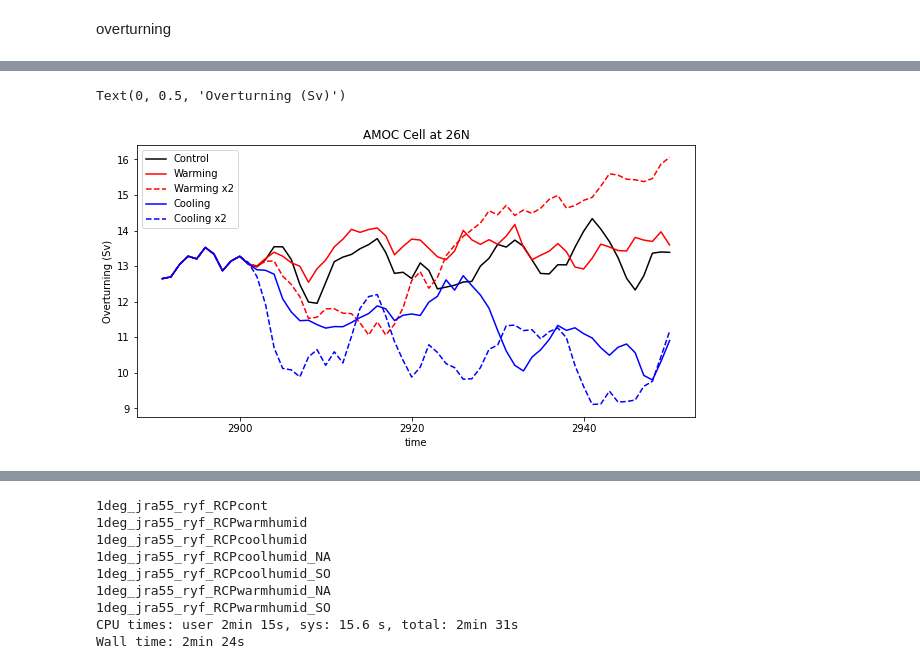
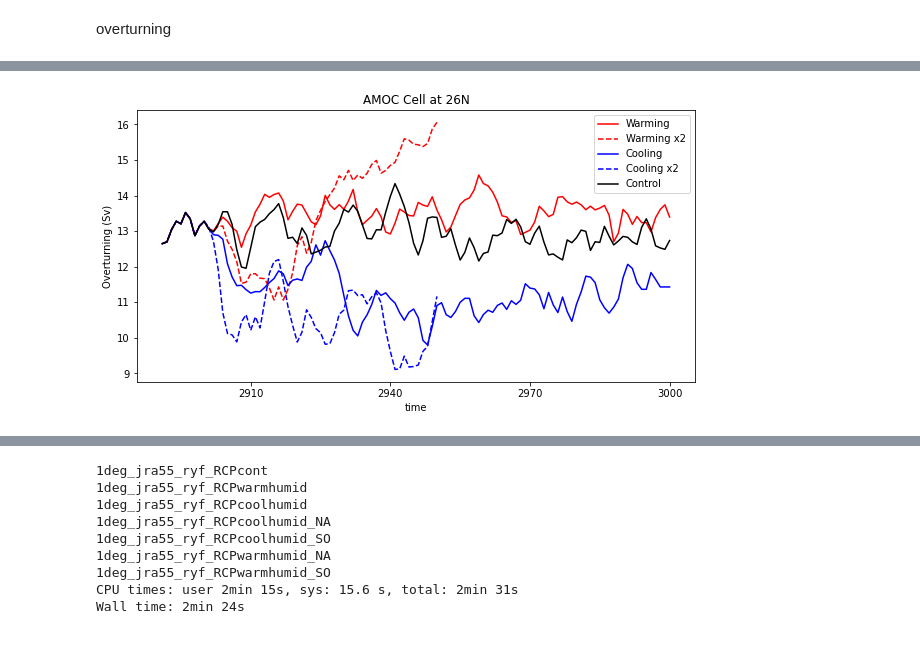
Before and after one commit to claireyung/unsw_clex_project_files, a Jupyter notebook: overturning.ipynb, the cells around one changed output, grey strips where cells are left out. Saved outputs shown, nothing was run; the diff lists cells and outputs as text; code cells hidden in the pictures.

```diff
--- a/overturning.ipynb
+++ b/overturning.ipynb
@@ -37,8 +37,11 @@ exptdict = OrderedDict([
     ('Warming NA',  {'expt':'1deg_jra55_ryf_RCPwarmhumid_NA'}),
     ('Warming SO',  {'expt':'1deg_jra55_ryf_RCPwarmhumid_SO'}),
     ('Warming PI',  {'expt':'1deg_jra55_ryf_RCPwarmhumid_PI'}),
-    ('Cooling PI',  {'expt':'1deg_jra55_ryf_RCPcoolhumid_PI'})
-
+    ('Cooling PI',  {'expt':'1deg_jra55_ryf_RCPcoolhumid_PI'}),
+    ('Warming IP',  {'expt':'1deg_jra55_ryf_RCPwarmhumid_IP'}),
+    ('Cooling IP',  {'expt':'1deg_jra55_ryf_RCPcoolhumid_IP'}),
+    ('Warming SA',  {'expt':'1deg_jra55_ryf_RCPwarmhumid_SA'}),
+    ('Cooling SA',  {'expt':'1deg_jra55_ryf_RCPcoolhumid_SA'})
 ])
 # %%
 start_time = '2900-01-01'
@@ -46,19 +49,20 @@ end_time = '2950-01-01'
 # %%
 %%time
-keys = ['Control','Warming','Warming x2','Cooling','Cooling x2']
+keys = ['Warming','Warming x2','Cooling','Cooling x2','Control']
 colors = {'Control': 'k','Warming': 'r','Warming x2': 'r','Cooling':'b','Cooling x2':'b'}
 linestyles = {'Control': '-','Warming': '-','Warming x2': '--','Cooling':'-','Cooling x2':'--'}
 start_time = '2900-01-01'
+end_time = '3000-01-01'
 plt.figure(figsize=(10,5))
 for ekey in keys:
     expt = exptdict[ekey]['expt']
     print(expt)
-    var = cc.querying.getvar(expt,'ty_trans_rho',session,start_time = start_time )
+    var = cc.querying.getvar(expt,'ty_trans_rho',session,start_time = start_time, end_time = end_time )
     psi_amoc = var.sel(grid_xt_ocean=slice(-103,-5)).sum('grid_xt_ocean').sel(method='Nearest',grid_yu_ocean=26)*1.0e-9
     psi_amoc_sum = psi_amoc.cumsum('potrho') - psi_amoc.sum('potrho')
 
     try:
-        var2 = cc.querying.getvar(expt,'ty_trans_rho_gm',session,start_time = start_time)
+        var2 = cc.querying.getvar(expt,'ty_trans_rho_gm',session,start_time = start_time, end_time = end_time)
         psi_amoc_gm = var2.sel(grid_xt_ocean=slice(-103,-5)).sum('grid_xt_ocean').sel(method='Nearest',grid_yu_ocean=26)*1.0e-9
         psi_amoc_sum = psi_amoc_sum + psi_amoc_gm
     except:
@@ -71,4 +75,5 @@ xlims = plt.xlim()
 plt.legend()
 plt.title('AMOC Cell at 26N')
 plt.ylabel('Overturning (Sv)')
+plt.savefig('figures/AMOC100',dpi = 600)
 # %% [output]
@@ -82,4 +87,3 @@ Wall time: 3min 4s
-Text(0, 0.5, 'Overturning (Sv)')
-[figure, old version]
+[figure, new version]
 # %%
 %%time
```
Also changed, not shown: parts of 8 cells of this notebook, 9 other files.
